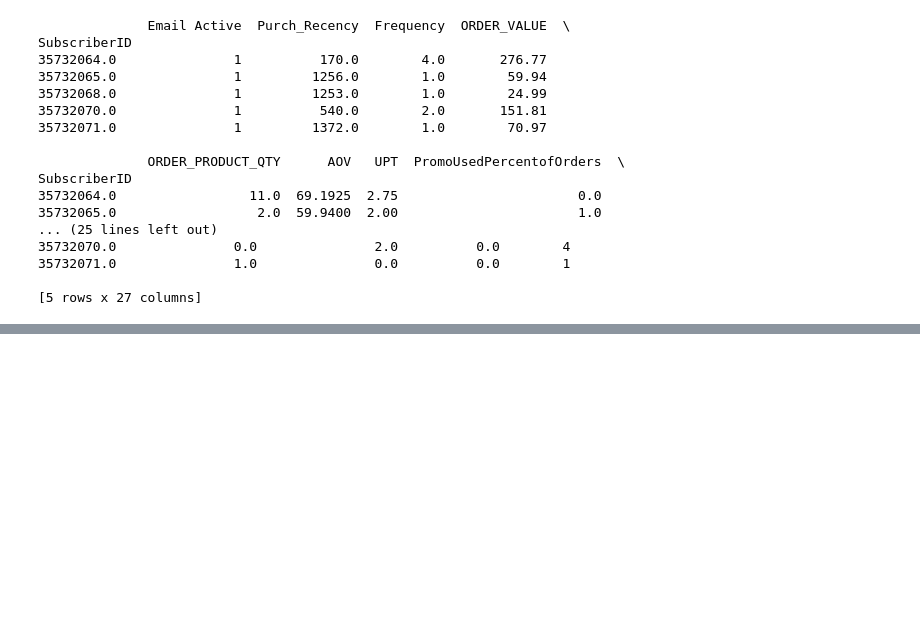
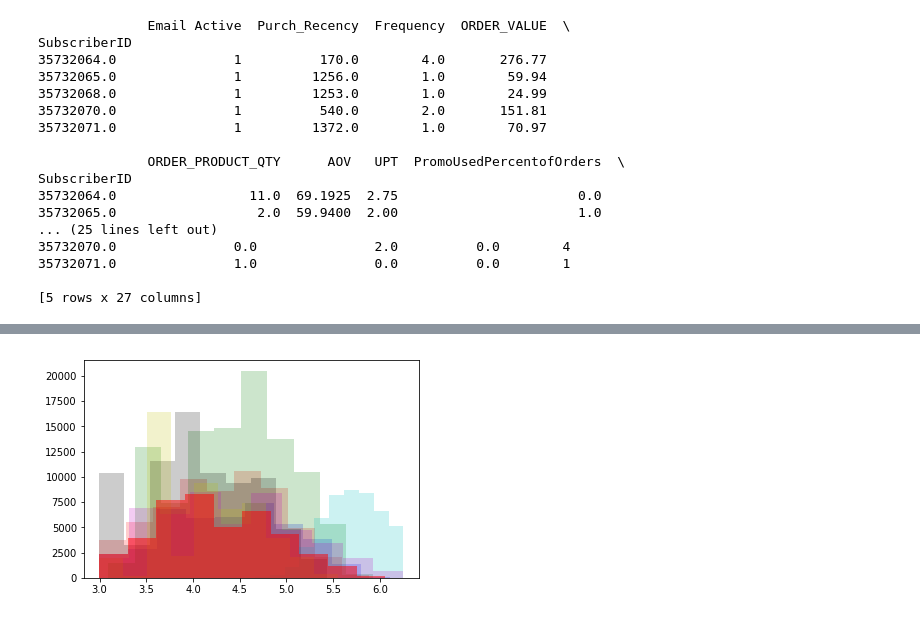
Before and after one commit to juliannarenaud/springboarddatasciencecourse, a Jupyter notebook: Project 2 Milestone Report.ipynb, the cells around one changed output, grey strips where cells are left out. Cells and saved outputs as stored; diff of their text form; code cells hidden in the pictures; blank space fills up the shorter version.

```diff
--- a/Project 2 Milestone Report.ipynb
+++ b/Project 2 Milestone Report.ipynb
@@ -2624,0 +2827,13 @@ df.to_csv(r'C:\Users\jrenaud\Documents\Springboard\Project 2\Data Outputs\\buyer
+# %%
+#Explore Monetary Value differences for each cluster
+_ = plt.hist(np.log(cluster0['ORDER_VALUE']), alpha=0.2, bins=10, color='b')
+_ = plt.hist(np.log(cluster1['ORDER_VALUE']), alpha=0.2, bins=10, color='r')
+_ = plt.hist(np.log(cluster2['ORDER_VALUE']), alpha=0.2, bins=10, color='g')
+_ = plt.hist(np.log(cluster3['ORDER_VALUE']), alpha=0.2, bins=10, color='c')
+_ = plt.hist(np.log(cluster4['ORDER_VALUE']), alpha=0.2, bins=10, color='k')
+_ = plt.hist(np.log(cluster5['ORDER_VALUE']), alpha=0.2, bins=10, color='m')
+_ = plt.hist(np.log(cluster6['ORDER_VALUE']), alpha=0.2, bins=10, color='y')
+_ = plt.hist(np.log(cluster7['ORDER_VALUE']), alpha=0.5, bins=10, color='r')
+plt.show()
+# %% [output]
+[figure, added]
```
Also changed, not shown: parts of 19 cells of this notebook, 1 other file.
